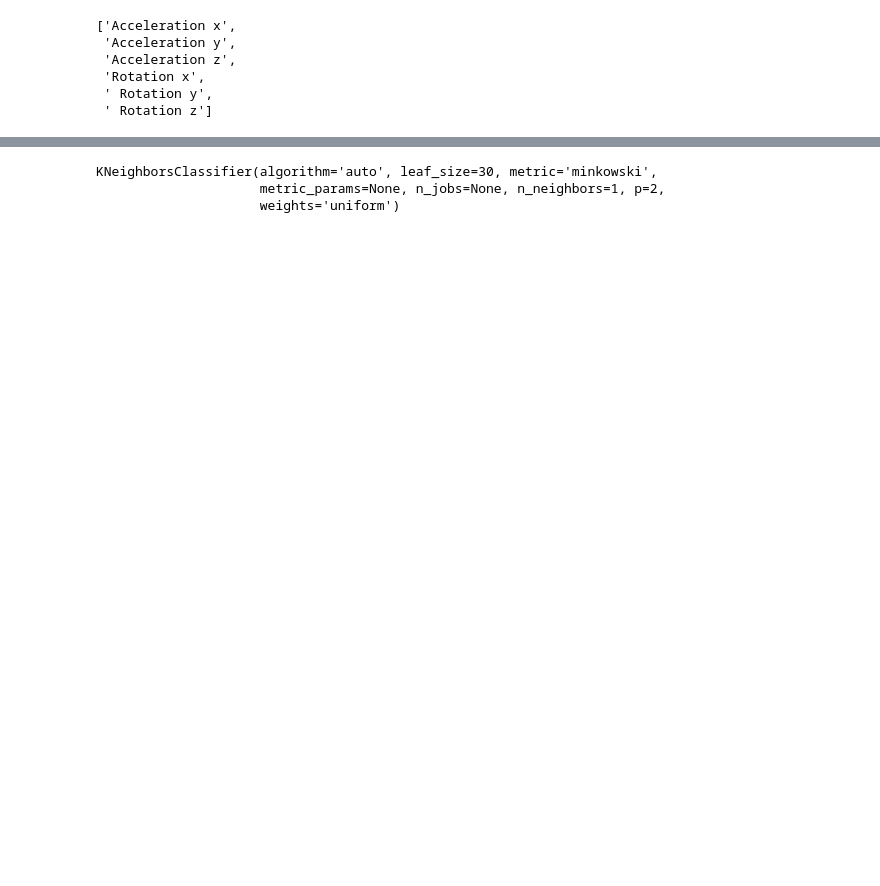
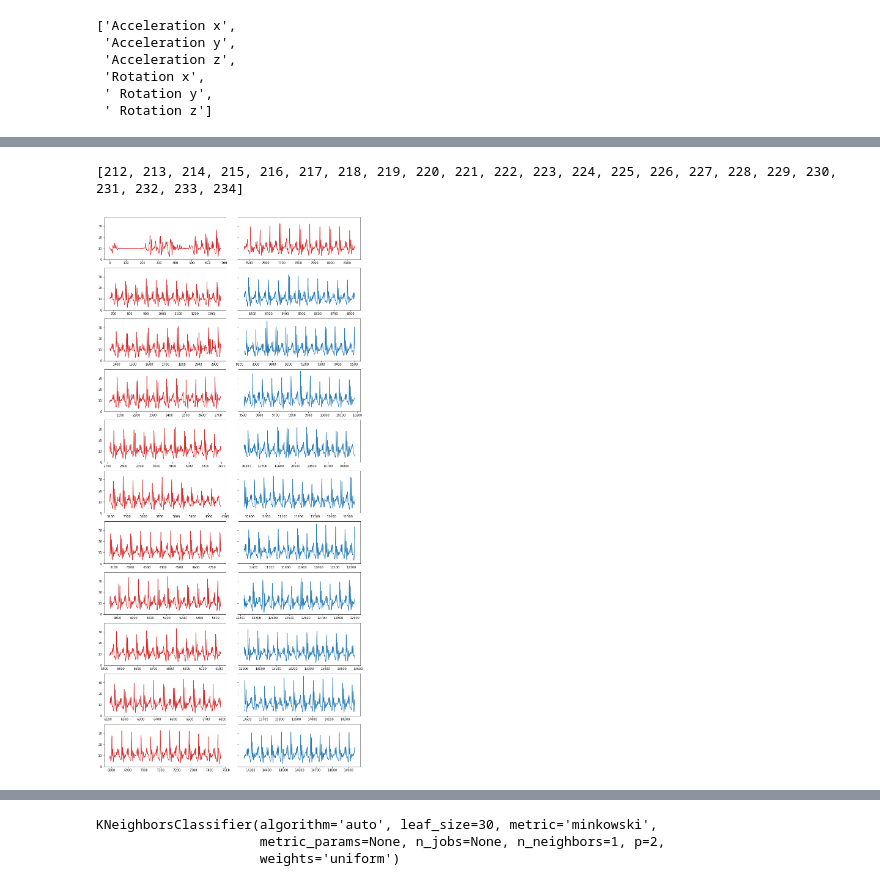
Before and after one commit to tomh12player/FallDetector, a Jupyter notebook: final/Fall Detector .ipynb, the cells around one changed output, grey strips where cells are left out. Drawn from its saved outputs; the diff is of its cells as text; code cells hidden in the pictures; blank space fills up the shorter version.

```diff
--- a/final/Fall Detector .ipynb
+++ b/final/Fall Detector .ipynb
@@ -156,3 +178,44 @@ np.shape(y_train)
+# %%
+#visual some shit
+
+#indecis = list(np.arange(1,20)) + list(np.arange(251,270))
+indecis =list(np.arange(212,235))
+print(indecis)
+why = {}
+
+for i in indecis:
+    data = x_train[i]
+    #data =
+    x = np.square(data['Acceleration x'])
+    y = np.square(data['Acceleration y'])
+    z = np.square(data['Acceleration z'])
+    s = x + y + z
+    a_mag = np.sqrt(s)
+    why[i] = a_mag
+# %% [output]
+[212, 213, 214, 215, 216, 217, 218, 219, 220, 221, 222, 223, 224, 225, 226, 227, 228, 229, 230, 231, 232, 233, 234]
+# %%
+"""
+m = int((235-212)/2)
+n = 2
+fig, ax = plt.subplots(m, n, sharey=True)
+fig.subplots_adjust(hspace=0.2, wspace=0.1)
+index = 0
+for i in range(n):
+    for j in range(m):
+        if index < len(indecis)/2:
+            color = 'tab:red'
+        else:
+            color = 'tab:blue'
+        ax[j, i].plot(why[indecis[index]],color)
+        index+=1
+fig.set_figheight(m*3)
+fig.set_figwidth(15)
+
+"""
+#fig
+# %% [output]
+[figure, added]
 # %%
 #now lets do some 5 fold cross validation and see how we do
 #lets have max depth be 5
```
Also changed, not shown: parts of 13 cells of this notebook, 1 other file.
